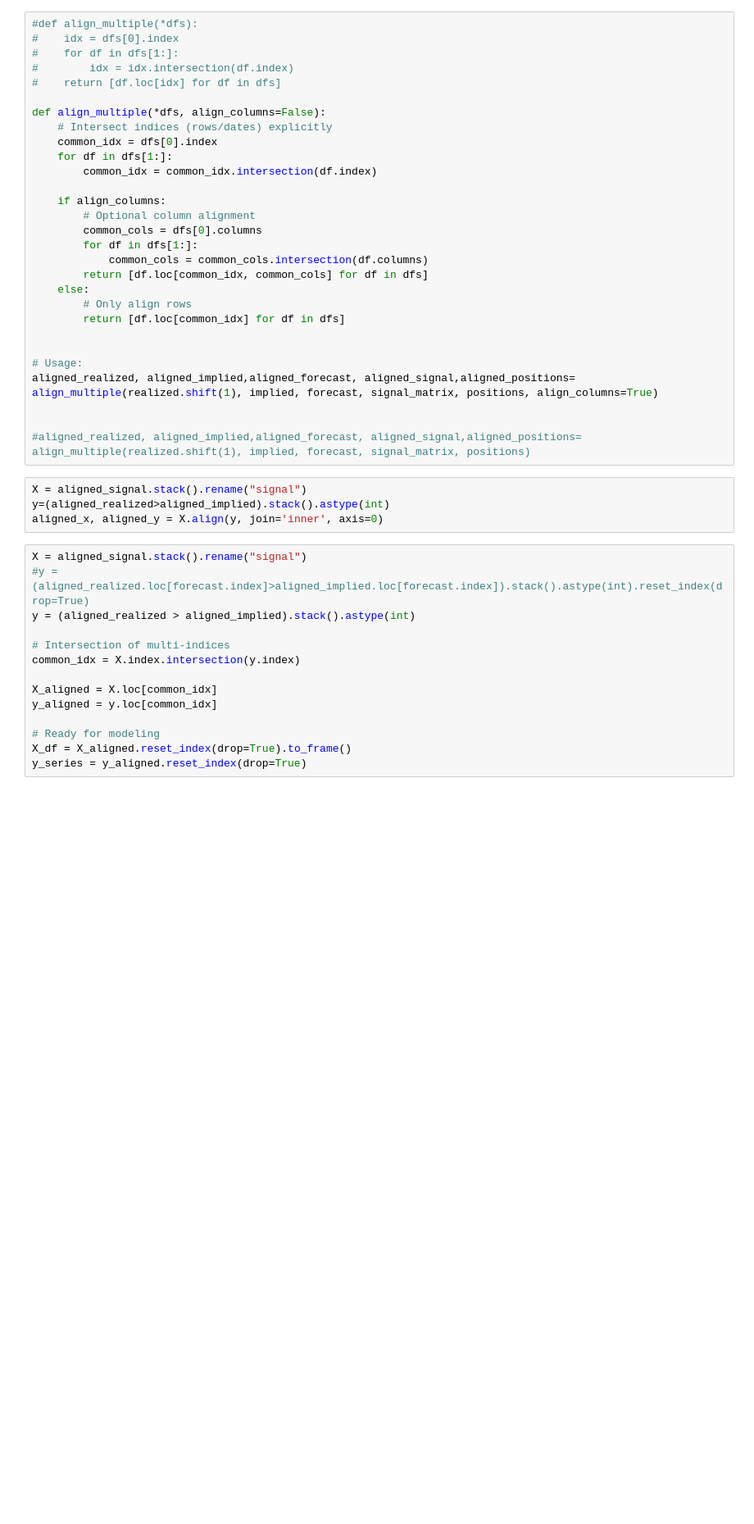
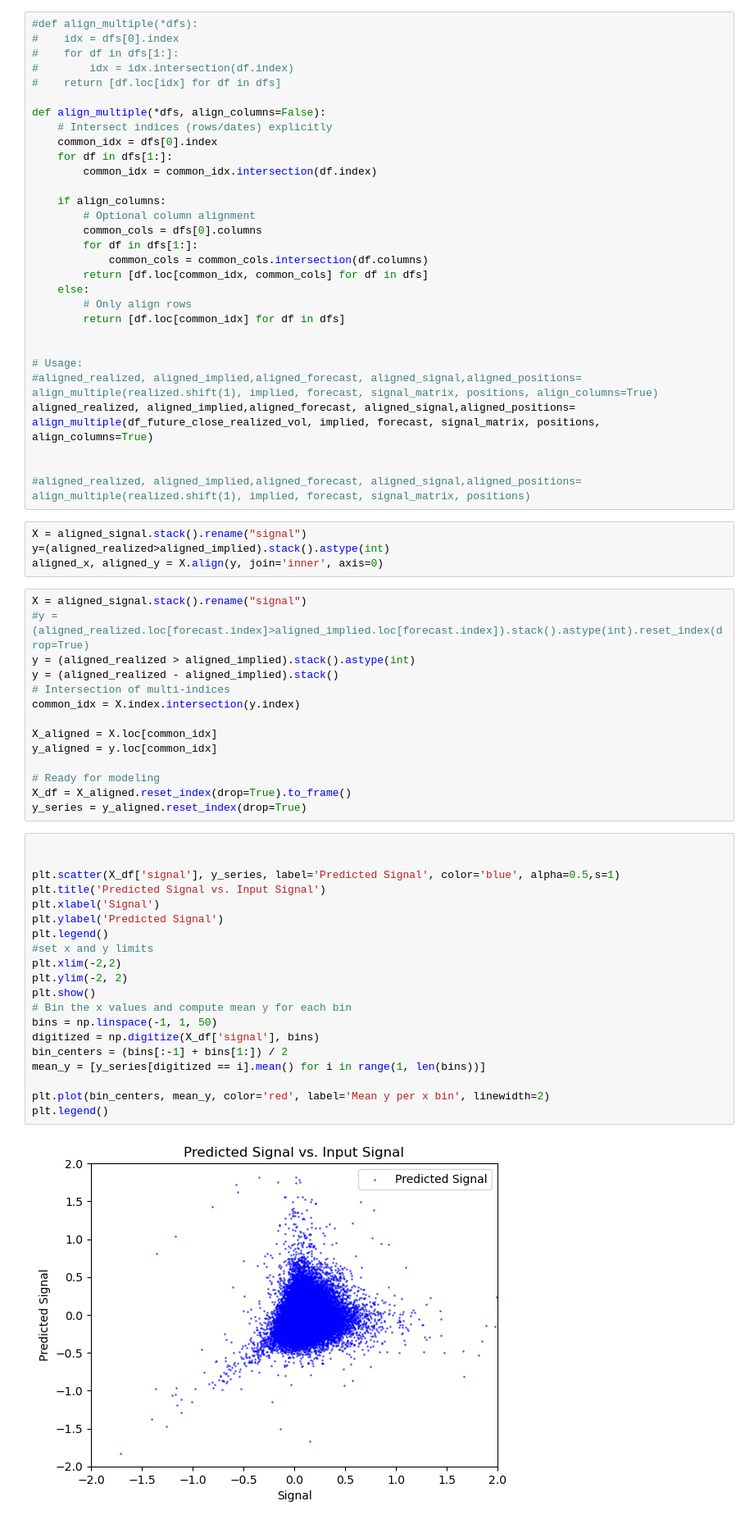
Before and after one commit to stirlitzzz/vol_forecast, a Jupyter notebook: notebooks/har_checkpoint3.ipynb, the cells around one changed output. Shown at 82% size. Saved outputs shown, nothing was run; the diff lists cells and outputs as text; blank space fills up the shorter version.

```diff
--- a/notebooks/har_checkpoint3.ipynb
+++ b/notebooks/har_checkpoint3.ipynb
@@ -102,7 +121,8 @@ def align_multiple(*dfs, align_columns=False):
 
 
 # Usage:
-aligned_realized, aligned_implied,aligned_forecast, aligned_signal,aligned_positions= align_multiple(realized.shift(1), implied, forecast, signal_matrix, positions, align_columns=True)
+#aligned_realized, aligned_implied,aligned_forecast, aligned_signal,aligned_positions= align_multiple(realized.shift(1), implied, forecast, signal_matrix, positions, align_columns=True)
+aligned_realized, aligned_implied,aligned_forecast, aligned_signal,aligned_positions= align_multiple(df_future_close_realized_vol, implied, forecast, signal_matrix, positions, align_columns=True)
 
 
 #aligned_realized, aligned_implied,aligned_forecast, aligned_signal,aligned_positions= align_multiple(realized.shift(1), implied, forecast, signal_matrix, positions)
@@ -114,7 +134,7 @@ aligned_x, aligned_y = X.align(y, join='inner', axis=0)
 X = aligned_signal.stack().rename("signal")
 #y = (aligned_realized.loc[forecast.index]>aligned_implied.loc[forecast.index]).stack().astype(int).reset_index(drop=True)
 y = (aligned_realized > aligned_implied).stack().astype(int)
-
+y = (aligned_realized - aligned_implied).stack()
 # Intersection of multi-indices
 common_idx = X.index.intersection(y.index)
 
@@ -124,3 +144,25 @@ y_aligned = y.loc[common_idx]
 # Ready for modeling
 X_df = X_aligned.reset_index(drop=True).to_frame()
 y_series = y_aligned.reset_index(drop=True)
+# %%
+
+
+plt.scatter(X_df['signal'], y_series, label='Predicted Signal', color='blue', alpha=0.5,s=1)
+plt.title('Predicted Signal vs. Input Signal')
+plt.xlabel('Signal')
+plt.ylabel('Predicted Signal')
+plt.legend()
+#set x and y limits
+plt.xlim(-2,2)
+plt.ylim(-2, 2)
+plt.show()
+# Bin the x values and compute mean y for each bin
+bins = np.linspace(-1, 1, 50)
+digitized = np.digitize(X_df['signal'], bins)
+bin_centers = (bins[:-1] + bins[1:]) / 2
+mean_y = [y_series[digitized == i].mean() for i in range(1, len(bins))]
+
+plt.plot(bin_centers, mean_y, color='red', label='Mean y per x bin', linewidth=2)
+plt.legend()
+# %% [output]
+[figure, added]
```
Also changed, not shown: parts of 18 cells of this notebook, 4 other files.
